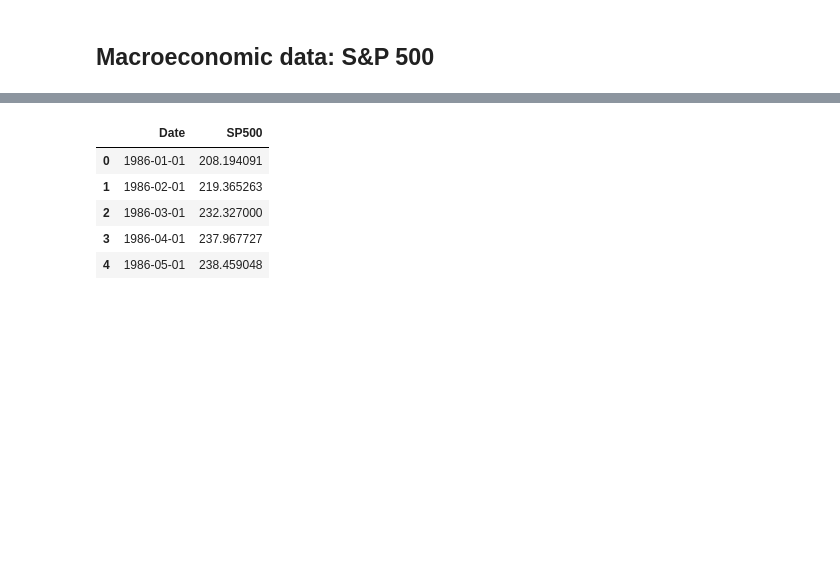
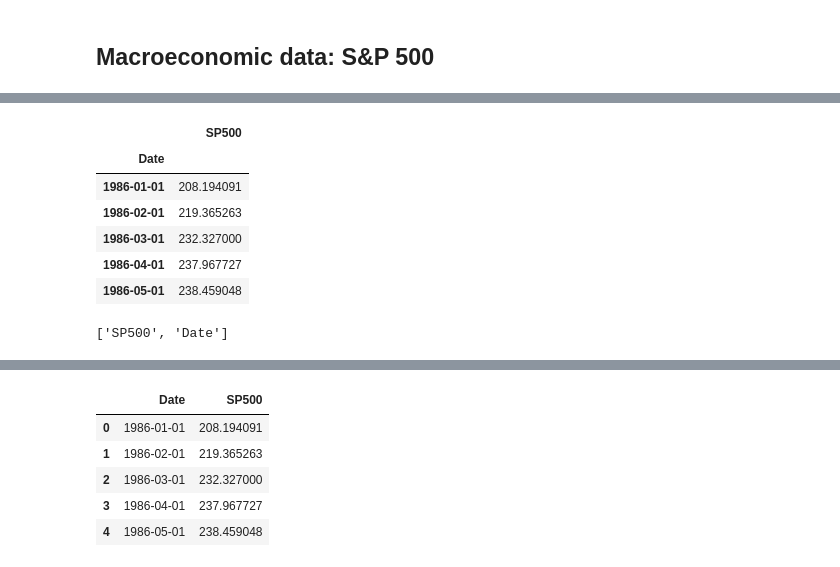
Before and after one commit to rahulverma88/Springboard, a Jupyter notebook: Capstone1/Exploratory Data Analysis.ipynb, the cells around one changed output, grey strips where cells are left out. Cells and saved outputs as stored; diff of their text form; code cells hidden in the pictures; blank space fills up the shorter version.

```diff
--- a/Capstone1/Exploratory Data Analysis.ipynb
+++ b/Capstone1/Exploratory Data Analysis.ipynb
@@ -28,0 +51,17 @@ source_sp500 = ColumnDataSource(sp500)
+# %%
+sp500 = sp500.loc[tx_min_date:tx_max_date]]
+source_sp500 = ColumnDataSource(sp500)
+# %%
+sp500.head()
+# %% [output]
+|  | SP500 |
+| Date |  |
+| 1986-01-01 | 208.194091 |
+| 1986-02-01 | 219.365263 |
+| 1986-03-01 | 232.327000 |
+| 1986-04-01 | 237.967727 |
+| 1986-05-01 | 238.459048 |
+# %%
+source_sp500.column_names
+# %% [output]
+['SP500', 'Date']
```
Also changed, not shown: parts of 9 cells of this notebook, 49 other files.
